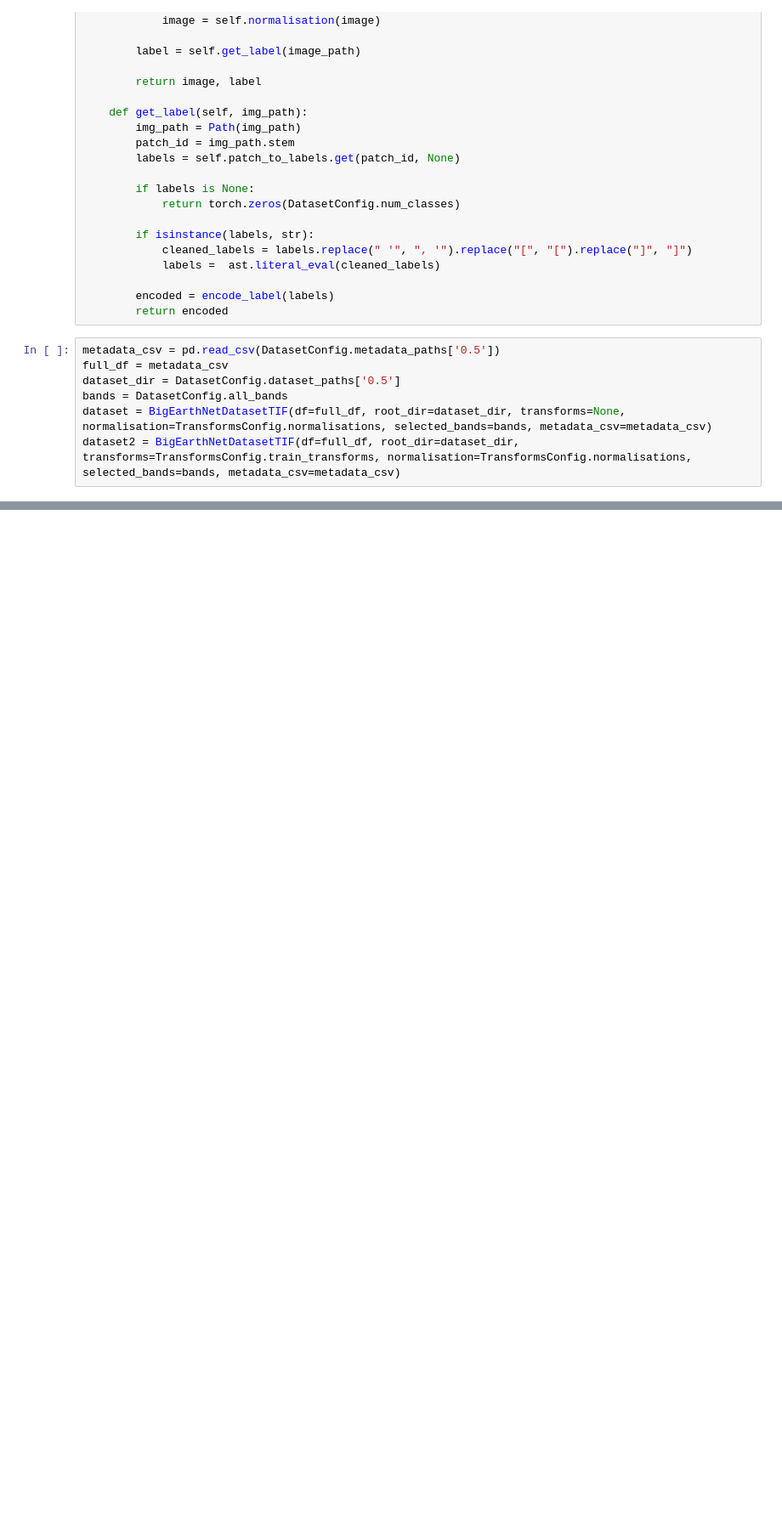
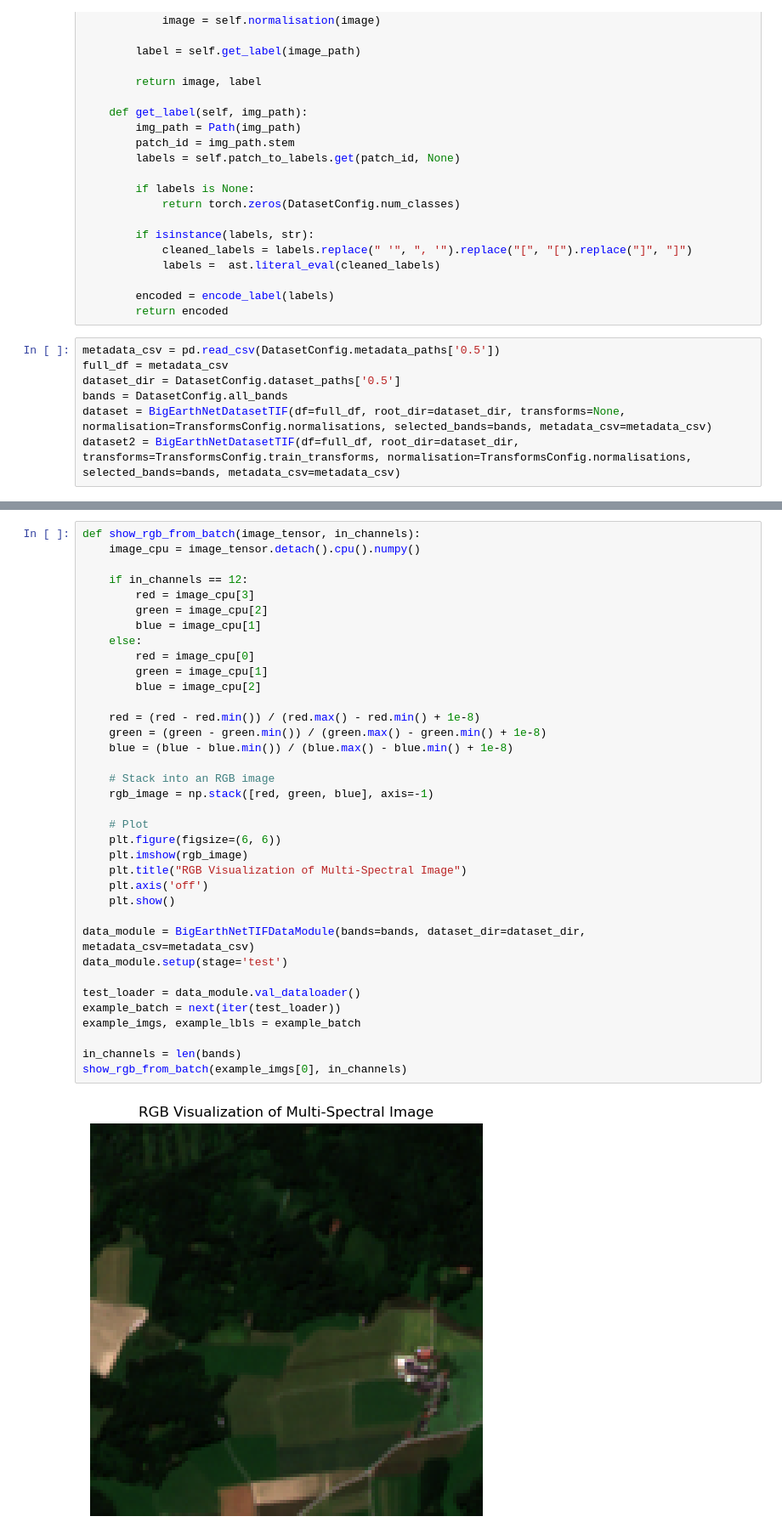
Before and after one commit to StaticRevo/FYP-Multi-Label-Classification-using-Deep-Learning, a Jupyter notebook: FYPProjectMultiSpectral/notebooks/dataset.ipynb, the cells around one changed output, grey strips where cells are left out. Shown at 85% size. Saved outputs shown, nothing was run; the diff lists cells and outputs as text; blank space fills up the shorter version.

```diff
--- a/FYPProjectMultiSpectral/notebooks/dataset.ipynb
+++ b/FYPProjectMultiSpectral/notebooks/dataset.ipynb
@@ -566,0 +598,38 @@ tensor([0., 0., 0., 0., 1., 0., 1., 1., 1., 0., 1., 0., 0., 0., 0., 0., 0., 0.,
+# %%
+def show_rgb_from_batch(image_tensor, in_channels):
+    image_cpu = image_tensor.detach().cpu().numpy()
+
+    if in_channels == 12:
+        red = image_cpu[3]
+        green = image_cpu[2]
+        blue = image_cpu[1]
+    else:
+        red = image_cpu[0]
+        green = image_cpu[1]
+        blue = image_cpu[2]
+
+    red = (red - red.min()) / (red.max() - red.min() + 1e-8)
+    green = (green - green.min()) / (green.max() - green.min() + 1e-8)
+    blue = (blue - blue.min()) / (blue.max() - blue.min() + 1e-8)
+
+    # Stack into an RGB image
+    rgb_image = np.stack([red, green, blue], axis=-1)
+
+    # Plot
+    plt.figure(figsize=(6, 6))
+    plt.imshow(rgb_image)
+    plt.title("RGB Visualization of Multi-Spectral Image")
+    plt.axis('off')
+    plt.show()
+
+data_module = BigEarthNetTIFDataModule(bands=bands, dataset_dir=dataset_dir, metadata_csv=metadata_csv)
+data_module.setup(stage='test')
+
+test_loader = data_module.val_dataloader()
+example_batch = next(iter(test_loader))
+example_imgs, example_lbls = example_batch
+
+in_channels = len(bands)
+show_rgb_from_batch(example_imgs[0], in_channels)
+# %% [output]
+[figure, added]
```
Also changed, not shown: parts of 5 cells of this notebook, 15 other files.
